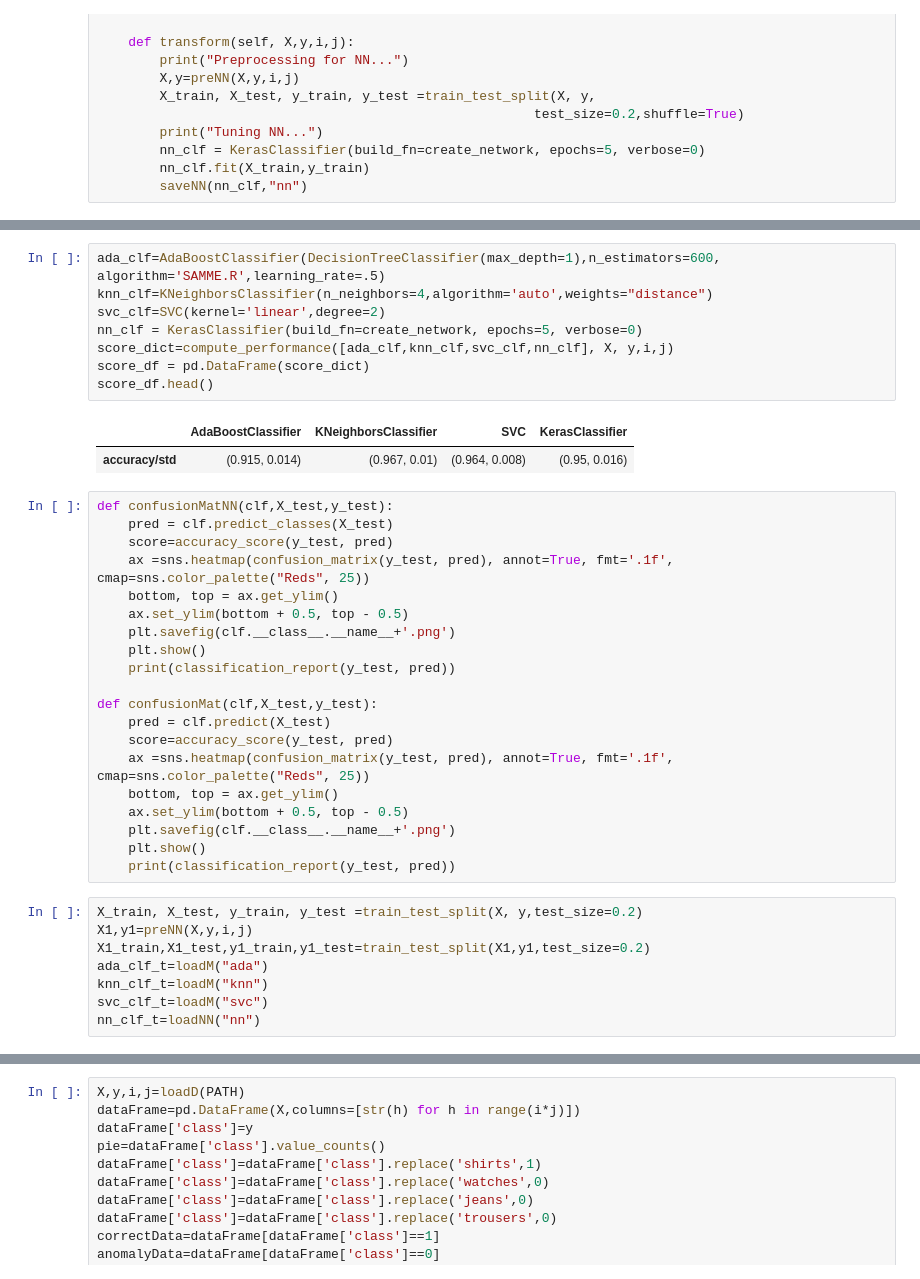
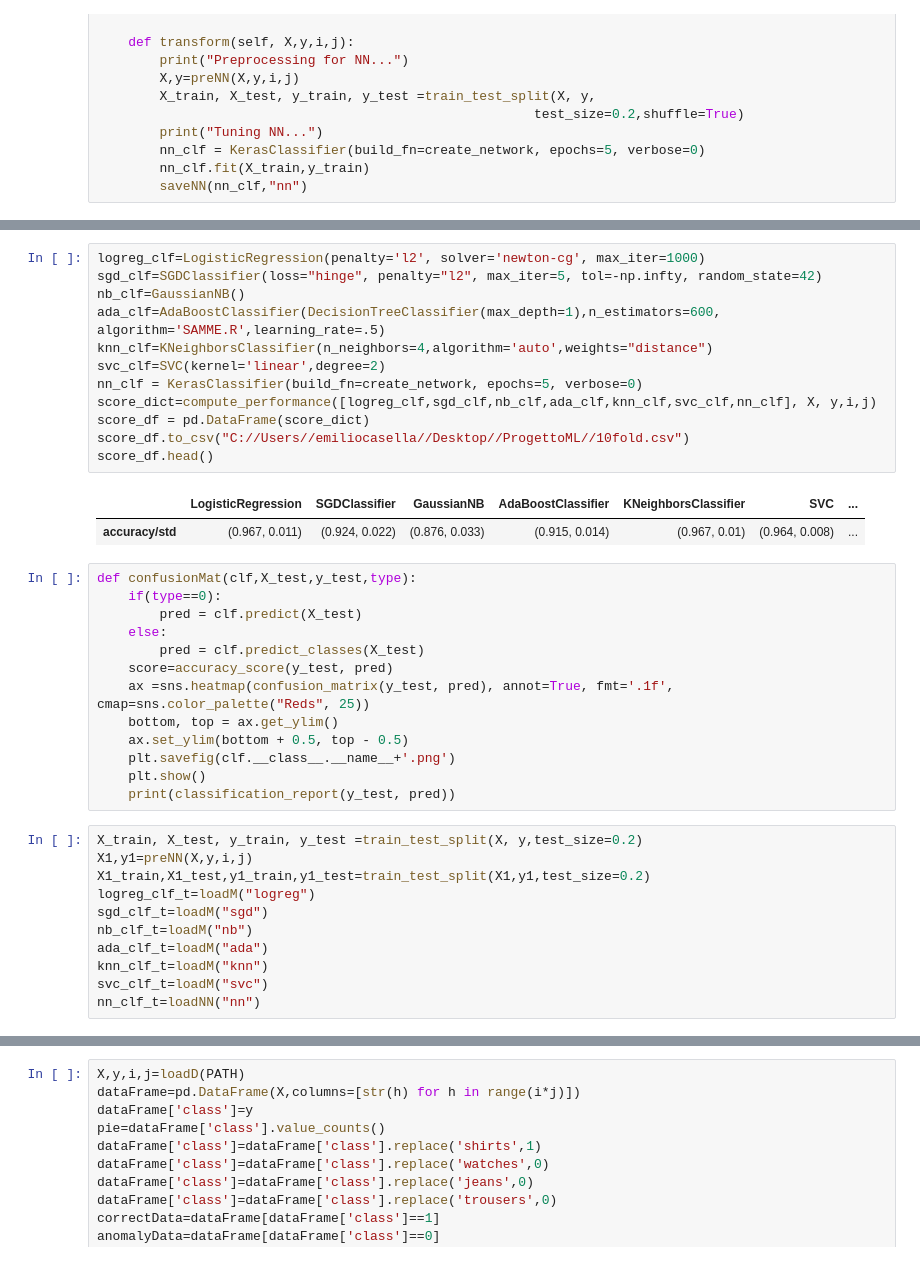
Before and after one commit to Elmaravilla7/ProjML, a Jupyter notebook: Untitled.ipynb, the cells around one changed output, grey strips where cells are left out. Cells and saved outputs as stored; diff of their text form.

```diff
--- a/Untitled.ipynb
+++ b/Untitled.ipynb
@@ -184,18 +228,25 @@ Tuning NN...
 All models Done!
 # %%
+logreg_clf=LogisticRegression(penalty='l2', solver='newton-cg', max_iter=1000)
+sgd_clf=SGDClassifier(loss="hinge", penalty="l2", max_iter=5, tol=-np.infty, random_state=42)
+nb_clf=GaussianNB()
 ada_clf=AdaBoostClassifier(DecisionTreeClassifier(max_depth=1),n_estimators=600, algorithm='SAMME.R',learning_rate=.5)
 knn_clf=KNeighborsClassifier(n_neighbors=4,algorithm='auto',weights="distance")
 svc_clf=SVC(kernel='linear',degree=2)
 nn_clf = KerasClassifier(build_fn=create_network, epochs=5, verbose=0)
-score_dict=compute_performance([ada_clf,knn_clf,svc_clf,nn_clf], X, y,i,j)
+score_dict=compute_performance([logreg_clf,sgd_clf,nb_clf,ada_clf,knn_clf,svc_clf,nn_clf], X, y,i,j)
 score_df = pd.DataFrame(score_dict)
+score_df.to_csv("C://Users//emiliocasella//Desktop//ProgettoML//10fold.csv")
 score_df.head()
 # %% [output]
-|  | AdaBoostClassifier | KNeighborsClassifier | SVC | KerasClassifier |
-| accuracy/std | (0.915, 0.014) | (0.967, 0.01) | (0.964, 0.008) | (0.95, 0.016) |
+|  | LogisticRegression | SGDClassifier | GaussianNB | AdaBoostClassifier | KNeighborsClassifier | SVC | ... |
+| accuracy/std | (0.967, 0.011) | (0.924, 0.022) | (0.876, 0.033) | (0.915, 0.014) | (0.967, 0.01) | (0.964, 0.008) | ... |
 # %%
-def confusionMatNN(clf,X_test,y_test):
-    pred = clf.predict_classes(X_test)
+def confusionMat(clf,X_test,y_test,type):
+    if(type==0):
+        pred = clf.predict(X_test)
+    else:
+        pred = clf.predict_classes(X_test)
     score=accuracy_score(y_test, pred)
     ax =sns.heatmap(confusion_matrix(y_test, pred), annot=True, fmt='.1f', cmap=sns.color_palette("Reds", 25))
     bottom, top = ax.get_ylim()
@@ -203,20 +254,13 @@ def confusionMatNN(clf,X_test,y_test):
     plt.savefig(clf.__class__.__name__+'.png')
     plt.show()
     print(classification_report(y_test, pred))
-
-def confusionMat(clf,X_test,y_test):
-    pred = clf.predict(X_test)
-    score=accuracy_score(y_test, pred)
-    ax =sns.heatmap(confusion_matrix(y_test, pred), annot=True, fmt='.1f', cmap=sns.color_palette("Reds", 25))
-    bottom, top = ax.get_ylim()
-    ax.set_ylim(bottom + 0.5, top - 0.5)
-    plt.savefig(clf.__class__.__name__+'.png')
-    plt.show()
-    print(classification_report(y_test, pred))
 # %%
 X_train, X_test, y_train, y_test =train_test_split(X, y,test_size=0.2)
 X1,y1=preNN(X,y,i,j)
 X1_train,X1_test,y1_train,y1_test=train_test_split(X1,y1,test_size=0.2)
+logreg_clf_t=loadM("logreg")
+sgd_clf_t=loadM("sgd")
+nb_clf_t=loadM("nb")
 ada_clf_t=loadM("ada")
 knn_clf_t=loadM("knn")
 svc_clf_t=loadM("svc")
```
Also changed, not shown: parts of 22 cells of this notebook.
